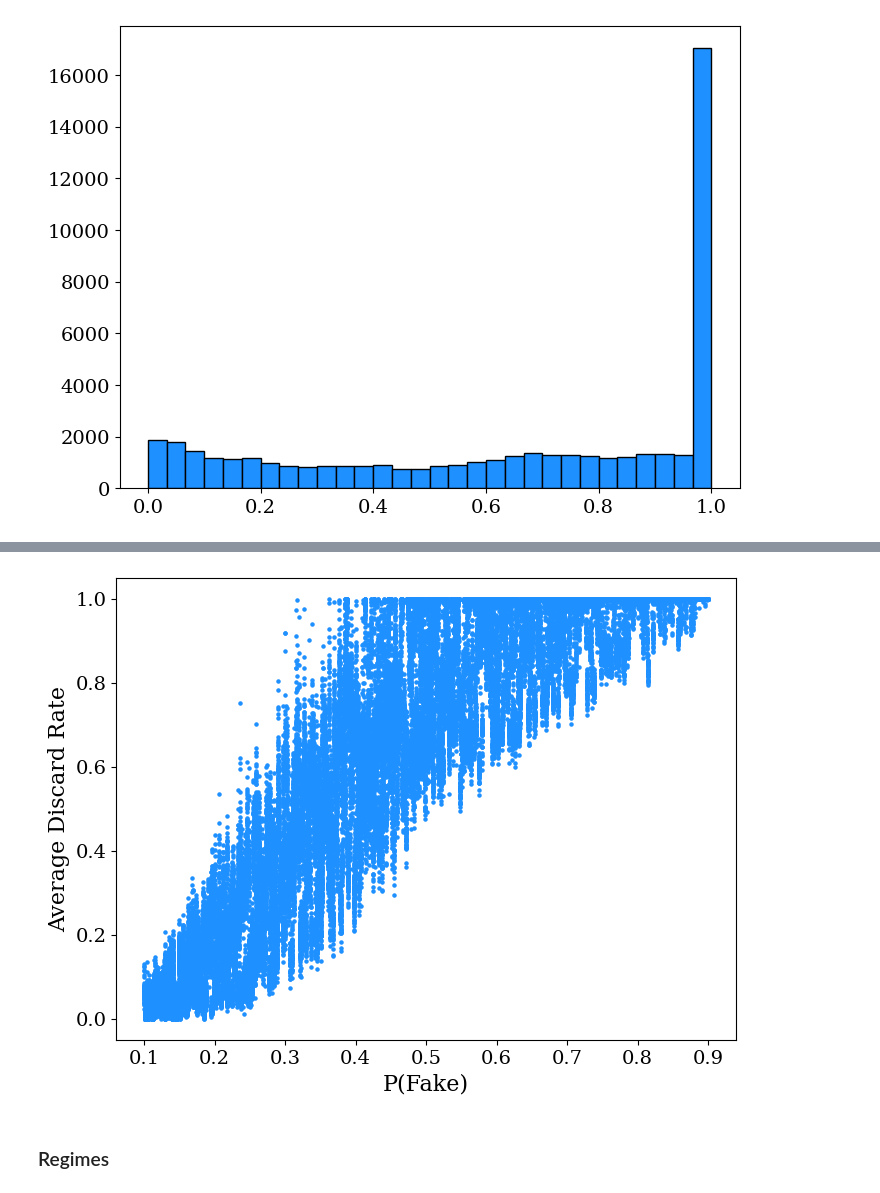
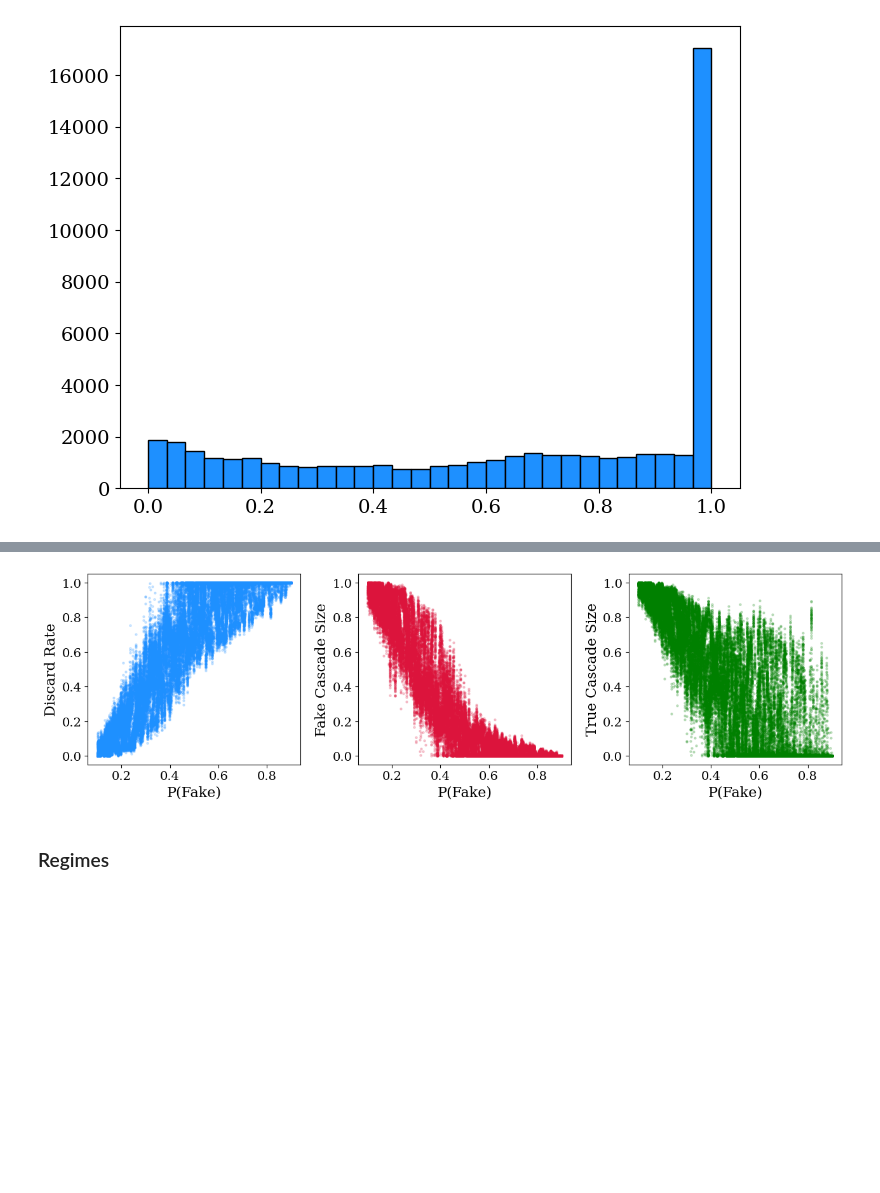
Before and after one commit to charlesaugdupont/deepfake-percolation, a Jupyter notebook: notebooks/EDA.ipynb, the cells around one changed output, grey strips where cells are left out. Drawn from its saved outputs; the diff is of its cells as text; code cells hidden in the pictures; blank space fills up the shorter version.

```diff
--- a/notebooks/EDA.ipynb
+++ b/notebooks/EDA.ipynb
@@ -35,6 +38,7 @@ plt.rc("font", family="serif")
 DATA_DIR = Path("../data/sweep_2026_03_25_1211/")
 sim_df = feather.read_feather(DATA_DIR / "simulations.arrow")
 node_df = feather.read_feather(DATA_DIR / "nodes.arrow")
+cascade_df = feather.read_feather(DATA_DIR / "cascades.arrow")
 print("Simulations:", sim_df.shape)
 print("Nodes:", node_df.shape)
 # %% [output]
@@ -59,9 +65,5 @@ node_df["normalized_payoff"] = node_df.apply(compute_normalized_payoff, axis=1)
 # %%
-def scale_payoff_by_messages(row):
-    total_messages_shared = row["true_shares"] + row["fake_shares"]
-    return row["normalized_payoff"] * total_messages_shared
-
-node_df["normalized_payoff_scaled_by_messages"] = node_df.apply(scale_payoff_by_messages, axis=1)
+node_df["veracity_scaled_by_messages"] = node_df["veracity"] * (node_df["true_shares"] + node_df["fake_shares"])
 # %%
 # proportion of all agents who never had any option to do anything
 print(round(len(node_df[(node_df["best_payoff"]==0)&(node_df["worst_payoff"]==0)]) / len(node_df), 3))
@@ -96,10 +98,10 @@ plt.show()
 # compute sen welfare per simulation
 sen_values = (
     node_df
-    .groupby("global_sim_id")["normalized_payoff"]
+    .groupby("global_sim_id")["veracity"]
     .apply(lambda x: sen_welfare(x.values))
     .reset_index()
-    .rename(columns={"normalized_payoff": "sen_welfare"})
+    .rename(columns={"veracity": "sen_welfare"})
 )
 
 sim_df = sim_df.merge(sen_values, on="global_sim_id")
@@ -288,15 +272,40 @@ sim_df.head()
 # %%
-plt.scatter(
+fig, axs = plt.subplots(1, 3, figsize=(13,4))
+
+axs[0].scatter(
     sim_df["p_fake"],
     discard_rate,
     s=5,
-    color="dodgerblue"
+    color="dodgerblue",
+    alpha=0.2
 )
-plt.xlabel("P(Fake)")
-plt.ylabel("Average Discard Rate")
+axs[0].set_ylabel("Discard Rate")
+
+axs[1].scatter(
+    sim_df["p_fake"],
+    sim_df["avg_fake_cascade"].values,
+    s=5,
+    color="crimson",
+    alpha=0.2
+)
+axs[1].set_ylabel("Fake Cascade Size")
+
+axs[2].scatter(
+    sim_df["p_fake"],
+    sim_df["avg_true_cascade"].values,
+    s=5,
+    color="green",
+    alpha=0.2
+)
+axs[2].set_ylabel("True Cascade Size")
+
+for i in range(3):
+    axs[i].set_xlabel("P(Fake)")
+
+fig.tight_layout()
 plt.show()
 # %% [output]
-[figure, old version]
+[figure, new version]
 # %% [markdown]
 ### Regimes
 # %%
```
Also changed, not shown: parts of 20 cells of this notebook, 1 other file.
